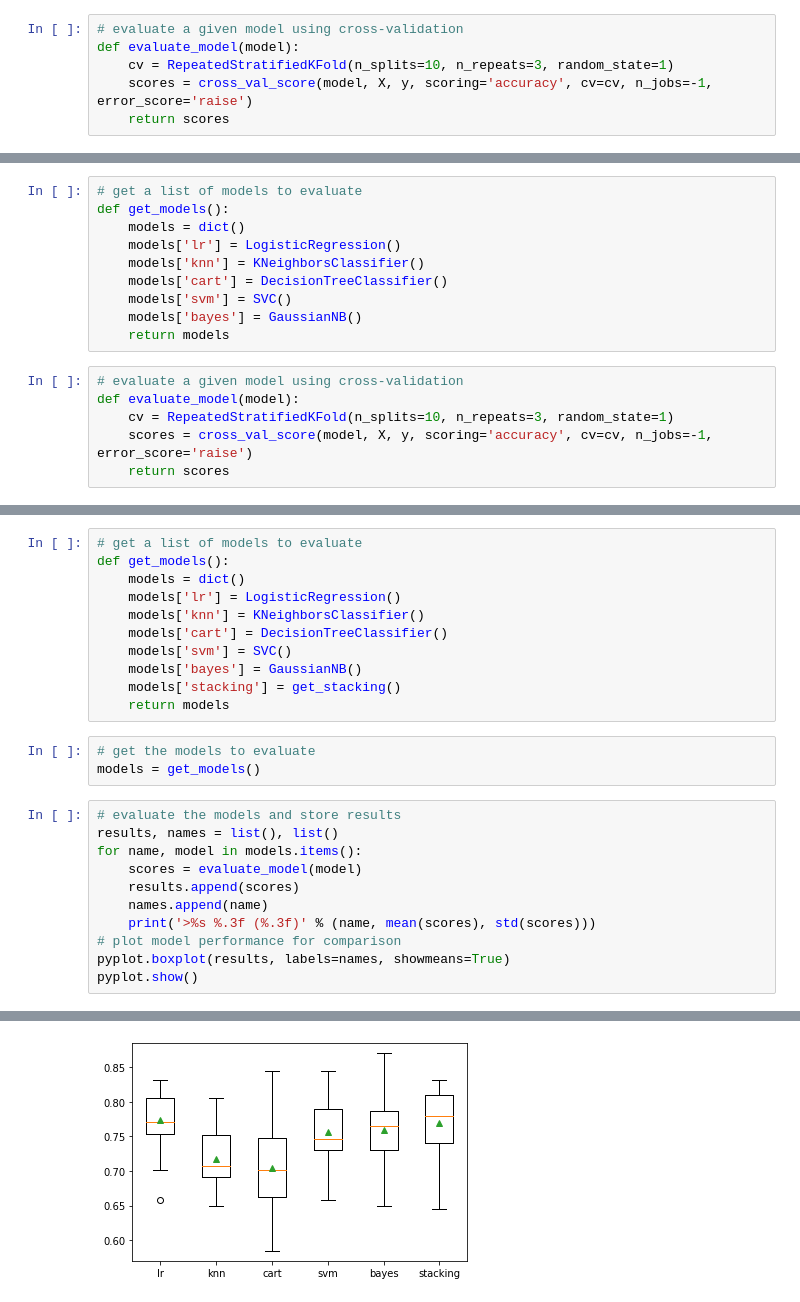
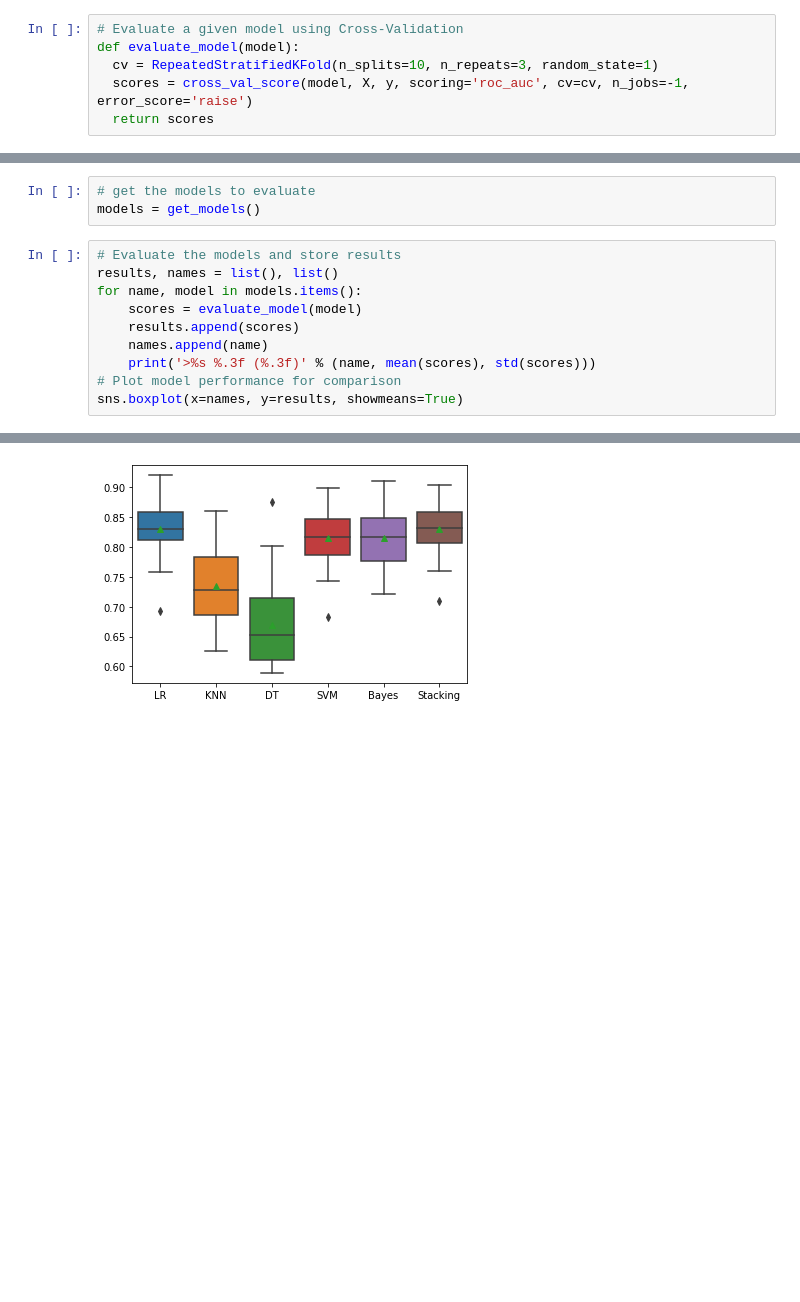
Before and after one commit to datacamp/Applied-Machine-Learning-Ensemble-Modeling-live-training, a Jupyter notebook: notebooks/python_live_session_template.ipynb, the cells around one changed output, grey strips where cells are left out. Cells and saved outputs as stored; diff of their text form; blank space fills up the shorter version.

```diff
--- a/notebooks/python_live_session_template.ipynb
+++ b/notebooks/python_live_session_template.ipynb
@@ -162,6 +179,6 @@ Accuracy: 0.83 (+/- 0.03) [StackingClassifier]
 # %%
-# evaluate a given model using cross-validation
+# Evaluate a given model using Cross-Validation
 def evaluate_model(model):
-	cv = RepeatedStratifiedKFold(n_splits=10, n_repeats=3, random_state=1)
-	scores = cross_val_score(model, X, y, scoring='accuracy', cv=cv, n_jobs=-1, error_score='raise')
-	return scores
+  cv = RepeatedStratifiedKFold(n_splits=10, n_repeats=3, random_state=1)
+  scores = cross_val_score(model, X, y, scoring='roc_auc', cv=cv, n_jobs=-1, error_score='raise')
+  return scores
@@ -182,16 +184,0 @@ from matplotlib import pyplot
-# %%
-# get a list of models to evaluate
-def get_models():
-	models = dict()
-	models['lr'] = LogisticRegression()
-	models['knn'] = KNeighborsClassifier()
-	models['cart'] = DecisionTreeClassifier()
-	models['svm'] = SVC()
-	models['bayes'] = GaussianNB()
-	return models
-# %%
-# evaluate a given model using cross-validation
-def evaluate_model(model):
-	cv = RepeatedStratifiedKFold(n_splits=10, n_repeats=3, random_state=1)
-	scores = cross_val_score(model, X, y, scoring='accuracy', cv=cv, n_jobs=-1, error_score='raise')
-	return scores
@@ -235,26 +185,14 @@ def get_stacking():
-# %%
-# get a list of models to evaluate
-def get_models():
-	models = dict()
-	models['lr'] = LogisticRegression()
-	models['knn'] = KNeighborsClassifier()
-	models['cart'] = DecisionTreeClassifier()
-	models['svm'] = SVC()
-	models['bayes'] = GaussianNB()
-	models['stacking'] = get_stacking()
-	return models
 # %%
 # get the models to evaluate
 models = get_models()
 # %%
-# evaluate the models and store results
+# Evaluate the models and store results
 results, names = list(), list()
 for name, model in models.items():
 	scores = evaluate_model(model)
 	results.append(scores)
 	names.append(name)
 	print('>%s %.3f (%.3f)' % (name, mean(scores), std(scores)))
-# plot model performance for comparison
-pyplot.boxplot(results, labels=names, showmeans=True)
-pyplot.show()
+# Plot model performance for comparison
+sns.boxplot(x=names, y=results, showmeans=True)
 # %% [output]
@@ -267 +206 @@ pyplot.show()
-[figure, old version]
+[figure, new version]
```
Also changed, not shown: parts of 33 cells of this notebook.
